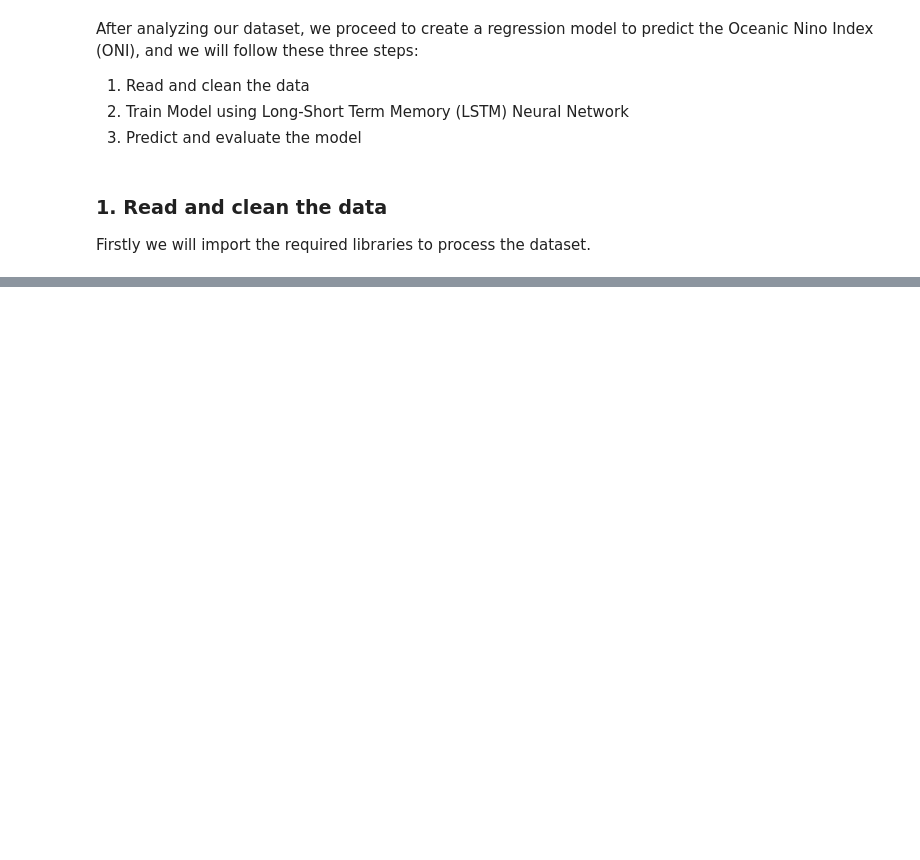
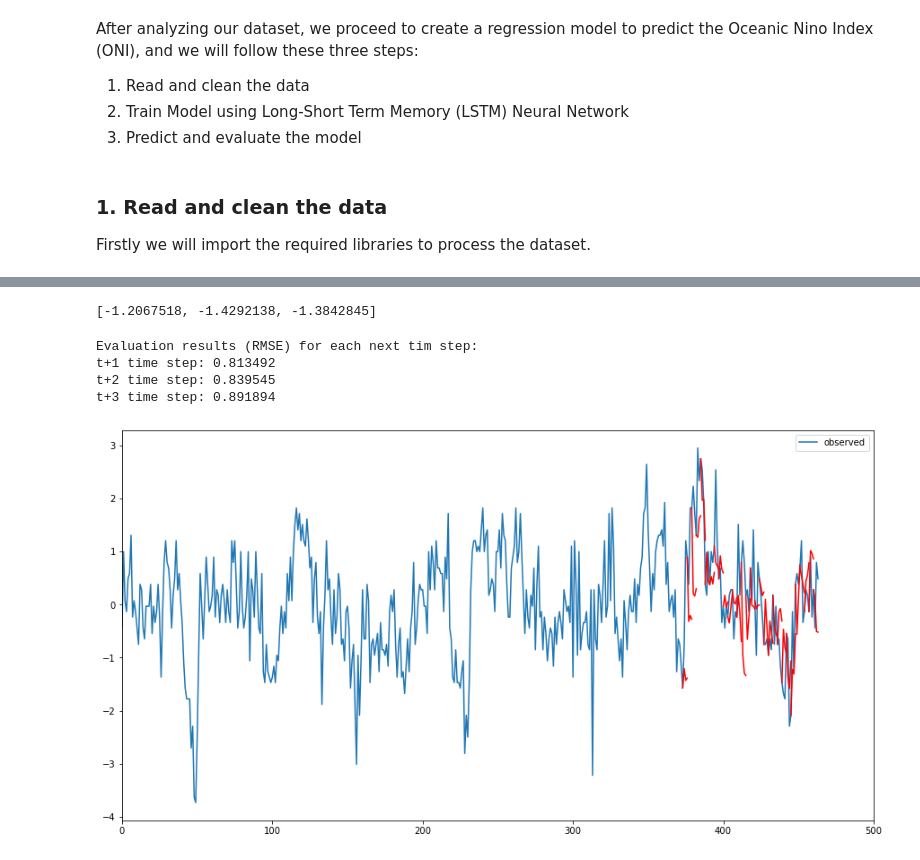
Before and after one commit to alexismenanieves/El_Nino_Project, a Jupyter notebook: El_Nino_LSTM_Regression.ipynb, the cells around one changed output, grey strips where cells are left out. Drawn from its saved outputs; the diff is of its cells as text; code cells hidden in the pictures; blank space fills up the shorter version.

```diff
--- a/El_Nino_LSTM_Regression.ipynb
+++ b/El_Nino_LSTM_Regression.ipynb
@@ -88,0 +166,66 @@ reframed.head()
+# %%
+# predict the SOI values for next three time steps given a single input sample
+def forecast_lstm(model, X, n_batch, n_lag):
+    # reshape input pattern to [samples, timesteps, features]
+    X = X.reshape(1, n_lag, int(len(X)/n_lag))
+    # make forecast
+    forecast = model.predict(X, batch_size=n_batch)
+    # convert to array
+    return [x for x in forecast[0, :]]
+
+# make prediciton for a list of input samples
+def make_forecasts(model, n_batch, train, test, n_lag, n_ahead):
+    forecasts = list()
+    for i in range(len(test)):
+        X = test[i, :-n_ahead]
+        # make forecast
+        forecast = forecast_lstm(model, X, n_batch, n_lag)
+        # store the forecast
+        forecasts.append(forecast)
+    return forecasts
+# %%
+forecasts = make_forecasts(model, 1, train, test, lag, ahead)
+# pring out the output for the first input sample
+forecasts[0]
+# %% [output]
+[-1.2067518, -1.4292138, -1.3842845]
+# %%
+def evaluate_forecasts(y, forecasts, n_lag, n_seq):
+    print('Evaluation results (RMSE) for each next tim step:')
+    for i in range(n_seq):
+        actual = [row[i] for row in y]
+        predicted = [forecast[i] for forecast in forecasts]
+        rmse = sqrt(mean_squared_error(actual, predicted))
+        print('t+%d time step: %f' % ((i+1), rmse))
+
+# evaluate forecasts
+actual = [row[-ahead:] for row in test]
+evaluate_forecasts(actual, forecasts, lag, ahead)
+# %% [output]
+Evaluation results (RMSE) for each next tim step:
+t+1 time step: 0.813492
+t+2 time step: 0.839545
+t+3 time step: 0.891894
+# %%
+def plot_forecasts(series, forecasts, n_test, xlim, ylim, n_ahead, linestyle = None):
+    plt.figure(figsize=(15,8))
+    if linestyle==None:
+        plt.plot(series, label='observed')
+    else:
+        plt.plot(series, linestyle, label='observed')
+    plt.xlim(xlim, ylim)
+    plt.legend(loc='upper right')
+    # plot the forecasts in red
+    for i in range(len(forecasts)):
+        # this ensures not all segements are plotted, it is plotted every n_ahead
+        if i%n_ahead ==0:
+               off_s = len(series) - n_test + 2 + i - 1
+               off_e = off_s + len(forecasts[i]) + 1
+               xaxis = [x for x in range(off_s, off_e)]
+               yaxis = [series[off_s]] + forecasts[i]
+               plt.plot(xaxis, yaxis, 'r')
+    plt.show()
+
+plot_forecasts(df['soi'].values, forecasts, test.shape[0] + ahead - 1, 0, 500, ahead)
+# %% [output]
+[figure, added]
```
Also changed, not shown: parts of 6 cells of this notebook.
